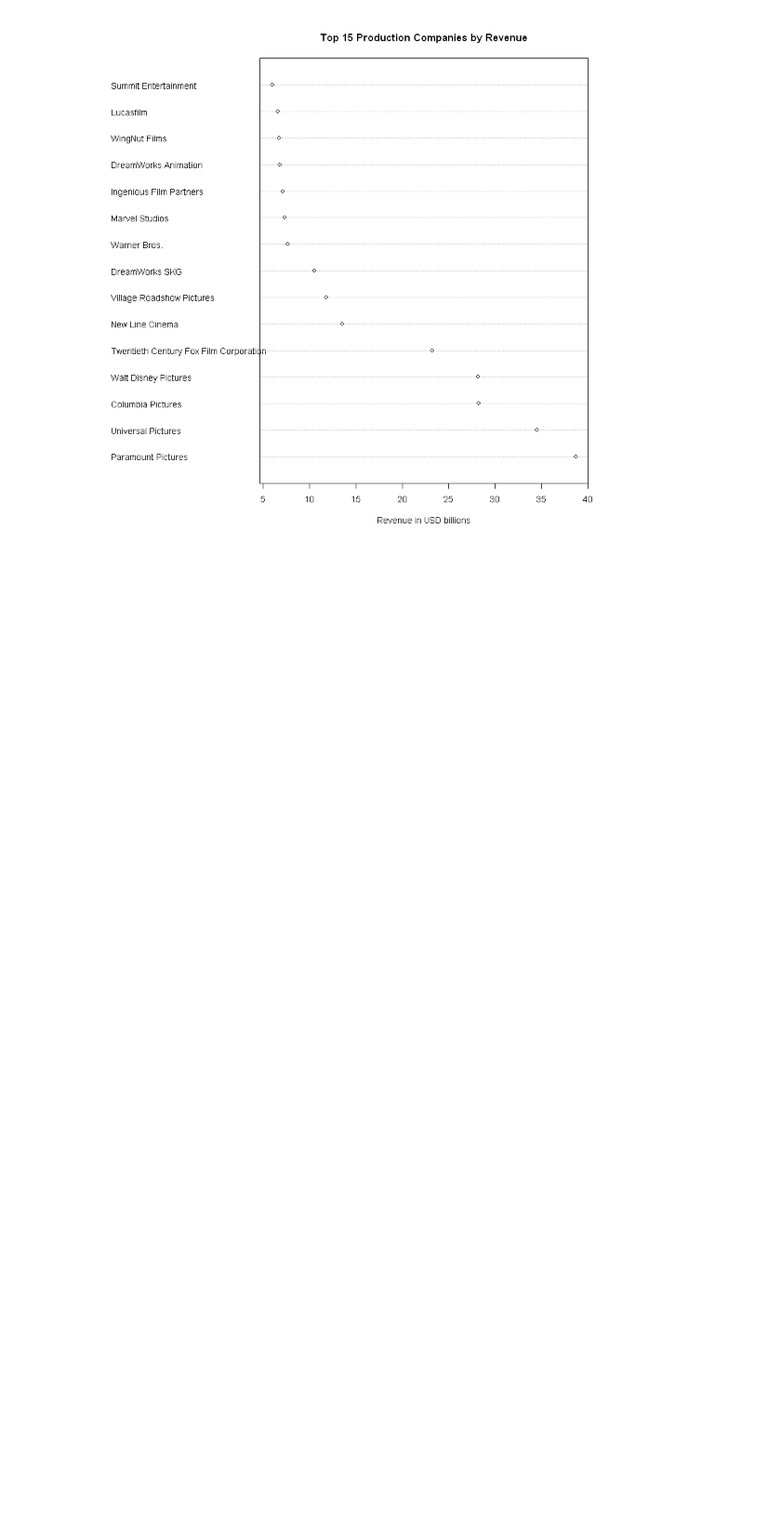
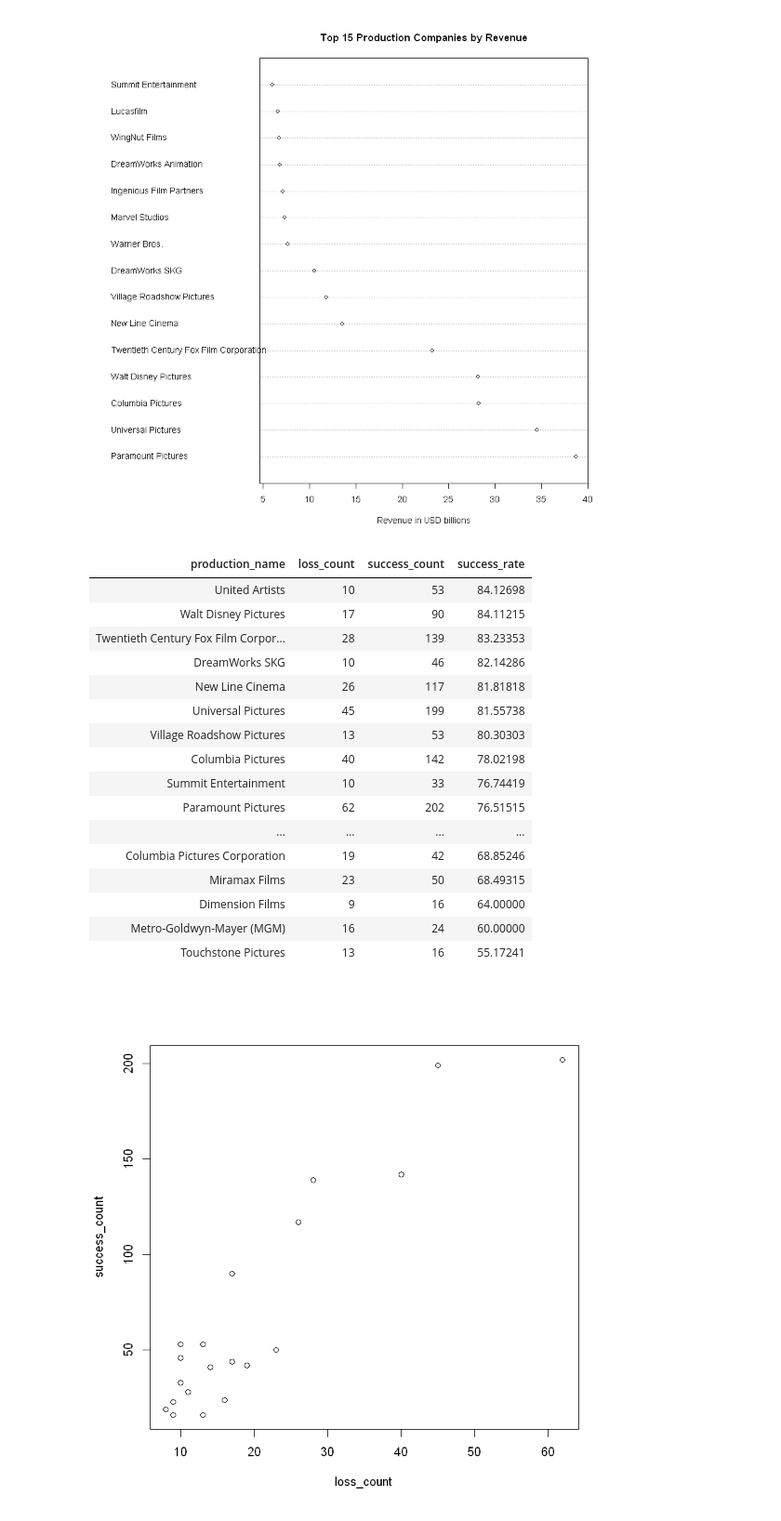
Before and after one commit to kavya-menon/Data-Analysis-On-IMDb-Dataset, a Jupyter notebook: Notebook1.ipynb, the cells around one changed output. Shown at 93% size. Drawn from its saved outputs; the diff is of its cells as text; code cells hidden in the pictures; blank space fills up the shorter version.

```diff
--- a/Notebook1.ipynb
+++ b/Notebook1.ipynb
@@ -28,3 +28,44 @@ df3$Revenue <-  df3$Revenue/1000000000
 dotchart(df3$Revenue,labels=df3$Production_Name,cex=.7,main="Top 15 Production Companies by Revenue", xlab="Revenue in USD billions")
 # %% [output]
 [figure]
+# %%
+#List of production companies with highest number of losses
+library(dplyr)
+df4<-df1[df1$revenue < df1$budget,]
+df4<-df4[(df4[,10]>0),]
+df4 <- group_by(df4,production_name)
+df4<-summarise(df4,count=n())
+df4 <- head(arrange(df4,desc(count)), n = 25)
+colnames(df4)[2]<-"loss_count"
+#List of production companies with highest number of successes
+df5<-df1[df1$revenue > df1$budget,]
+df5<-df5[(df5[,10]>0),]
+df5 <- group_by(df5,production_name)
+df5<-summarise(df5,count=n())
+df5 <- head(arrange(df5,desc(count)), n = 25)
+colnames(df5)[2]<-"success_count"
+df6<-merge(df4,df5,by="production_name")
+#Calculating the success rate of production companies
+df6=transform(df6,success_rate = success_count/(loss_count+success_count)*100)
+df6 <-(arrange(df6,desc(success_rate)))
+df6
+with(df6,plot(loss_count,success_count))
+# %% [output]
+| production_name | loss_count | success_count | success_rate |
+| United Artists | 10 | 53 | 84.12698 |
+| Walt Disney Pictures | 17 | 90 | 84.11215 |
+| Twentieth Century Fox Film Corpor... | 28 | 139 | 83.23353 |
+| DreamWorks SKG | 10 | 46 | 82.14286 |
+| New Line Cinema | 26 | 117 | 81.81818 |
+| Universal Pictures | 45 | 199 | 81.55738 |
+| Village Roadshow Pictures | 13 | 53 | 80.30303 |
+| Columbia Pictures | 40 | 142 | 78.02198 |
+| Summit Entertainment | 10 | 33 | 76.74419 |
+| Paramount Pictures | 62 | 202 | 76.51515 |
+| ... | ... | ... | ... |
+| Columbia Pictures Corporation | 19 | 42 | 68.85246 |
+| Miramax Films | 23 | 50 | 68.49315 |
+| Dimension Films | 9 | 16 | 64.00000 |
+| Metro-Goldwyn-Mayer (MGM) | 16 | 24 | 60.00000 |
+| Touchstone Pictures | 13 | 16 | 55.17241 |
+[figure, added]
```
